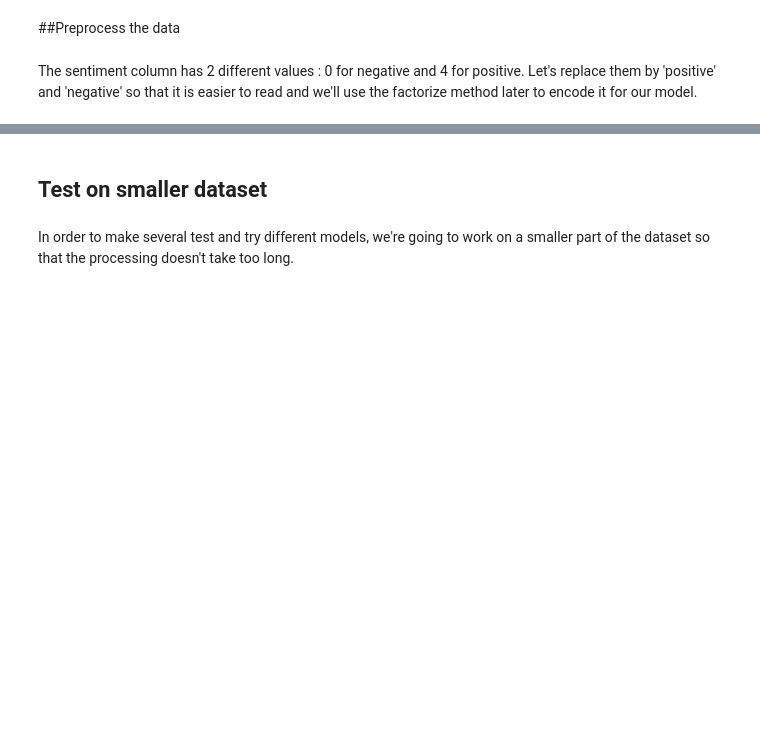
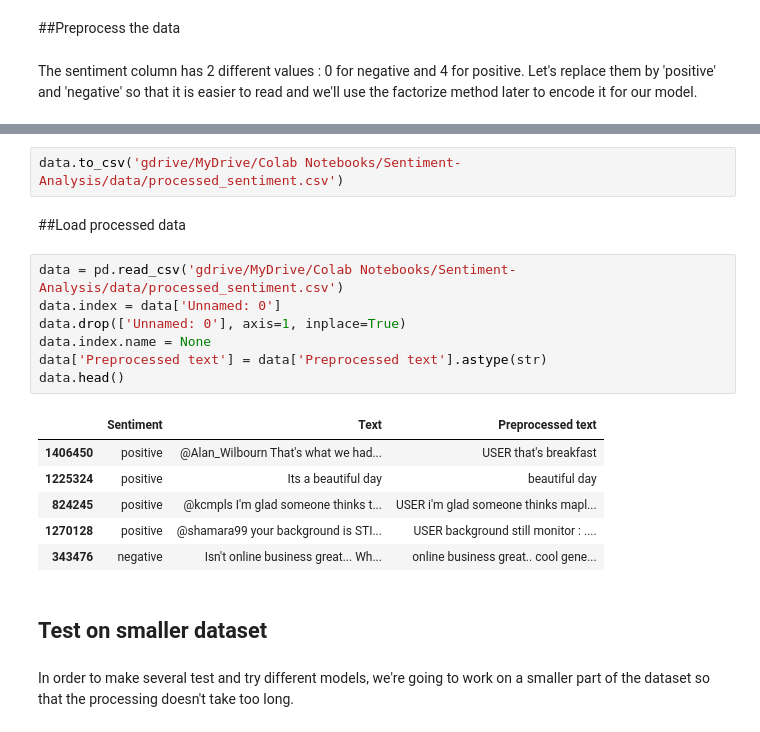
Before and after one commit to achtrl/Sentiment-Analysis, a Jupyter notebook: sentiment_analysis.ipynb, the cells around one changed output, grey strips where cells are left out. Saved outputs shown, nothing was run; the diff lists cells and outputs as text; blank space fills up the shorter version.

```diff
--- a/sentiment_analysis.ipynb
+++ b/sentiment_analysis.ipynb
@@ -93,3 +137,21 @@ data.head()
+# %%
+data.to_csv('gdrive/MyDrive/Colab Notebooks/Sentiment-Analysis/data/processed_sentiment.csv')
+# %% [markdown]
+##Load processed data
+# %%
+data = pd.read_csv('gdrive/MyDrive/Colab Notebooks/Sentiment-Analysis/data/processed_sentiment.csv')
+data.index = data['Unnamed: 0']
+data.drop(['Unnamed: 0'], axis=1, inplace=True)
+data.index.name = None
+data['Preprocessed text'] = data['Preprocessed text'].astype(str)
+data.head()
+# %% [output]
+|  | Sentiment | Text | Preprocessed text |
+| 1406450 | positive | @Alan_Wilbourn That's what we had... | USER that's breakfast |
+| 1225324 | positive | Its a beautiful day | beautiful day |
+| 824245 | positive | @kcmpls I'm glad someone thinks t... | USER i'm glad someone thinks mapl... |
+| 1270128 | positive | @shamara99 your background is STI... | USER background still monitor : .... |
+| 343476 | negative | Isn't online business great... Wh... | online business great.. cool gene... |
 # %% [markdown]
 ## Test on smaller dataset
 # %% [markdown]
```
Also changed, not shown: parts of 30 cells of this notebook.
